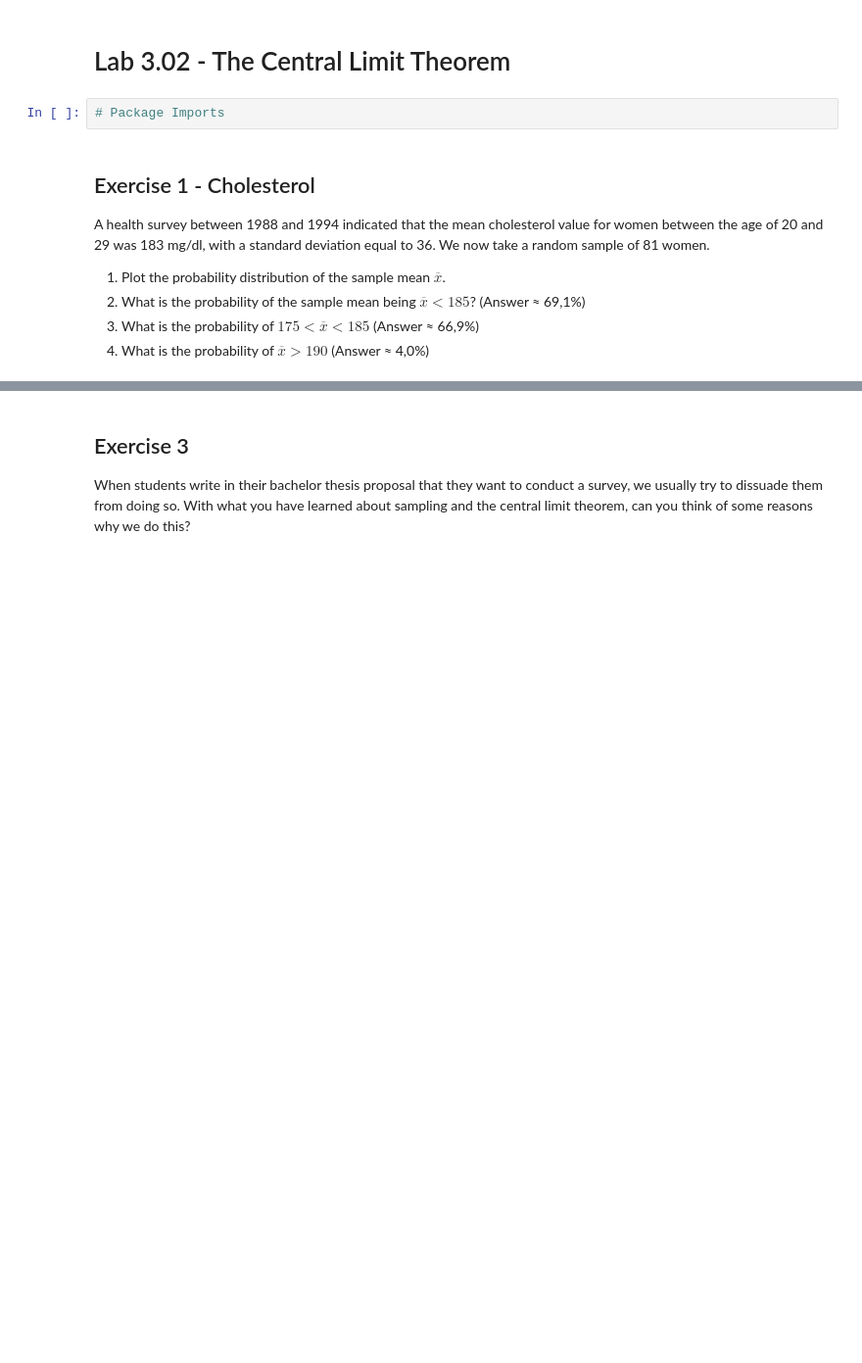
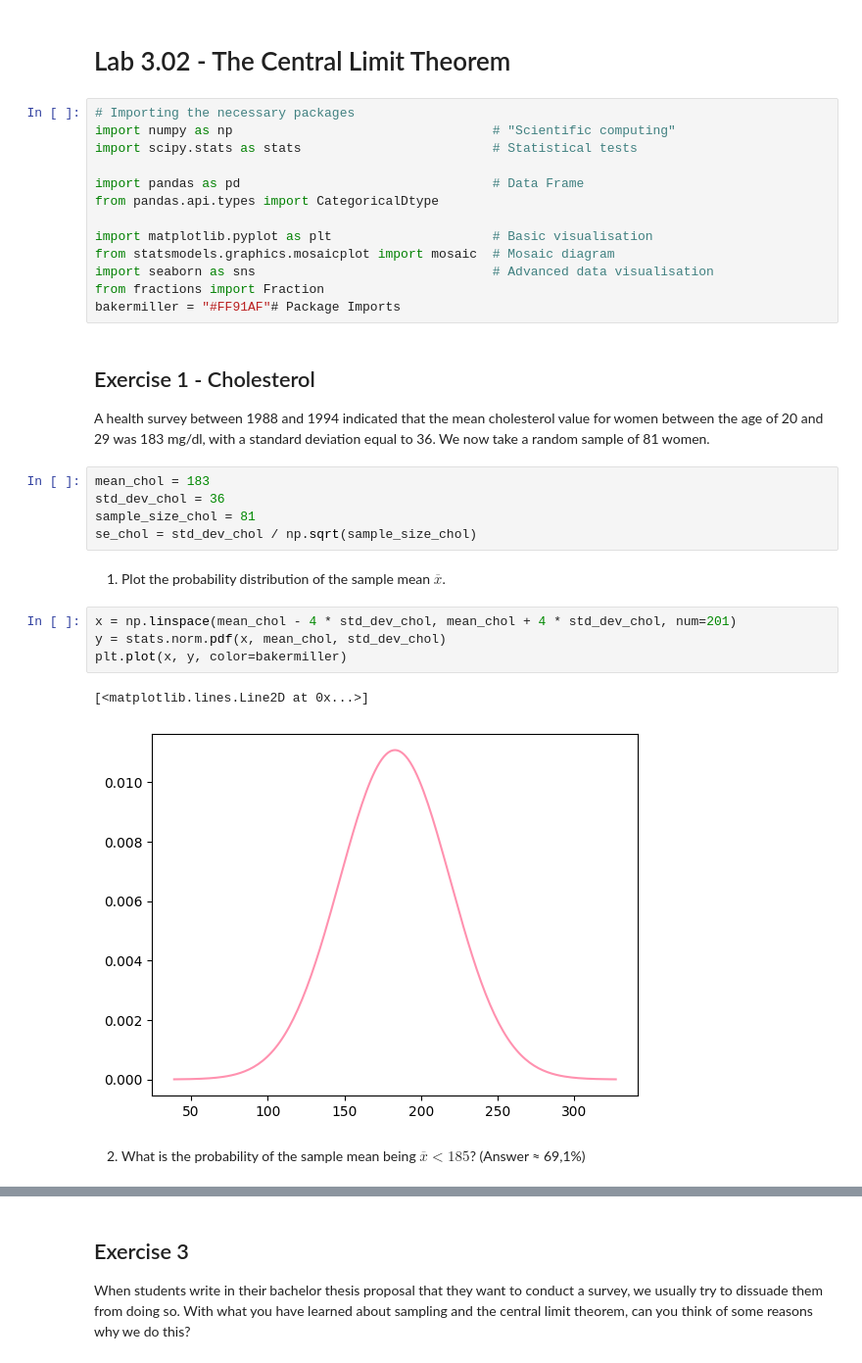
Before and after one commit to booterham/Data-Science-AI, a Jupyter notebook: dsai-labs/3-central-limit-testing/lab-3.02-central-limit-theory.ipynb, the cells around one changed output, grey strips where cells are left out. Shown at 98% size. Drawn from its saved outputs; the diff is of its cells as text; blank space fills up the shorter version.

```diff
--- a/dsai-labs/3-central-limit-testing/lab-3.02-central-limit-theory.ipynb
+++ b/dsai-labs/3-central-limit-testing/lab-3.02-central-limit-theory.ipynb
@@ -1,13 +1,36 @@
 # %% [markdown]
 # Lab 3.02 - The Central Limit Theorem
-# %%
-# Package Imports
+# %%
+# Importing the necessary packages
+import numpy as np                                  # "Scientific computing"
+import scipy.stats as stats                         # Statistical tests
+
+import pandas as pd                                 # Data Frame
+from pandas.api.types import CategoricalDtype
+
+import matplotlib.pyplot as plt                     # Basic visualisation
+from statsmodels.graphics.mosaicplot import mosaic  # Mosaic diagram
+import seaborn as sns                               # Advanced data visualisation
+from fractions import Fraction
+bakermiller = "#FF91AF"# Package Imports
 # %% [markdown]
 ## Exercise 1 - Cholesterol
 
 A health survey between 1988 and 1994 indicated that the mean cholesterol value for women between the age of 20 and 29 was 183 mg/dl, with a standard deviation equal to 36. We now take a random sample of 81 women.
-
-1. Plot the probability distribution of the sample mean $\overline{x}$.
-2. What is the probability of the sample mean being $\overline{x} < 185$? (Answer ≈ 69,1%)
-3. What is the probability of $175 < \overline{x} < 185$ (Answer ≈ 66,9%)
-4. What is the probability of $\overline{x} > 190$ (Answer ≈ 4,0%)
+# %%
+mean_chol = 183
+std_dev_chol = 36
+sample_size_chol = 81
+se_chol = std_dev_chol / np.sqrt(sample_size_chol)
+# %% [markdown]
+
+1. Plot the probability distribution of the sample mean $\overline{x}$.
+# %%
+x = np.linspace(mean_chol - 4 * std_dev_chol, mean_chol + 4 * std_dev_chol, num=201)
+y = stats.norm.pdf(x, mean_chol, std_dev_chol)
+plt.plot(x, y, color=bakermiller)
+# %% [output]
+[<matplotlib.lines.Line2D at 0x...>]
+[figure, added]
+# %% [markdown]
+2. What is the probability of the sample mean being $\overline{x} < 185$? (Answer ≈ 69,1%)
```
Also changed, not shown: parts of 17 cells of this notebook, 1 other file.
